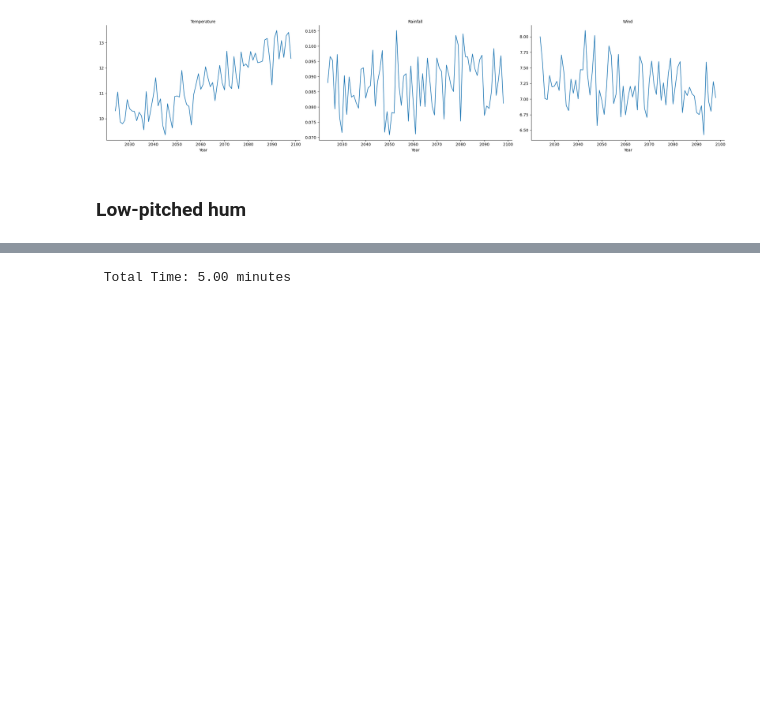
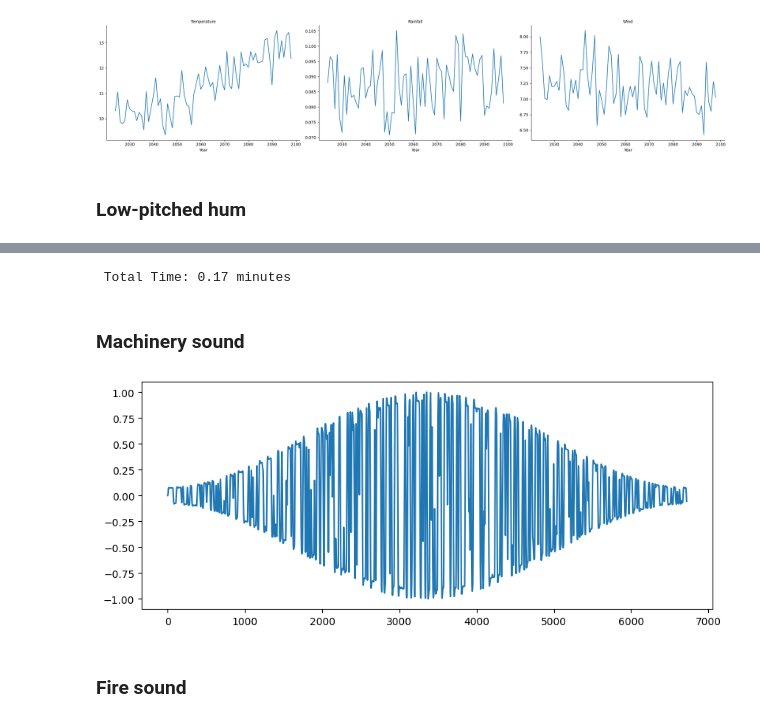
Before and after one commit to gpols/Sonification, a Jupyter notebook: main/signals.ipynb, the cells around one changed output, grey strips where cells are left out. Saved outputs shown, nothing was run; the diff lists cells and outputs as text; code cells hidden in the pictures; blank space fills up the shorter version.

```diff
--- a/main/signals.ipynb
+++ b/main/signals.ipynb
@@ -316,9 +352,6 @@ plt.show()
 # %%
-# calculate the time in minutes
+# calculate time in minutes
 time = len(hum_signal) / fs / 60
 print(f' Total Time: {time:.2f} minutes')
-
-sd.play(hum_signal, fs)
-sd.stop()
 # %% [output]
- Total Time: 5.00 minutes
+ Total Time: 0.17 minutes
@@ -326,0 +358,2 @@ sd.stop()
+# %% [markdown]
+### Machinery sound
@@ -326,0 +363,33 @@ sd.stop()
+# %%
+time = np.linspace(0, sample_duration, int(fs * sample_duration), endpoint=False)
+
+# Array of high-pitched inharmonic frequencies
+inharmonic_freqs = np.array([123, 375, 411, 524, 850, 1020, 1350, 1800])
+
+# Initialize signal
+buzz_signal = np.zeros_like(time)
+
+# Add inharmonic frequencies to the signal
+for freq in inharmonic_freqs:
+    buzz_signal += 0.4 * np.sin(2 * np.pi * freq * time)
+
+# Add distortion for aggressive sound
+distortion = TanhDistortion(
+    min_distortion=0.7,
+    max_distortion=1.0,
+    p=1.0
+)
+buzz_signal = distortion(buzz_signal, fs)
+
+# Apply low-pass filter to remove excessive high frequencies
+low_pass = LowPassFilter(
+    min_cutoff_freq=1500,
+    max_cutoff_freq=2500,
+    p=1.0
+)
+buzz_signal = low_pass(buzz_signal, fs)
+
+buzz_signal *= np.hamming(len(buzz_signal))
+
+# Normalize
+buzz_signal /= np.max(np.abs(buzz_signal))
@@ -326,0 +399,8 @@ sd.stop()
+# %%
+plt.figure(figsize=(10, 4))
+plt.plot(buzz_signal)
+plt.show()
+# %% [output]
+[figure, added]
+# %% [markdown]
+### Fire sound
```
Also changed, not shown: parts of 22 cells of this notebook, 5 other files.
